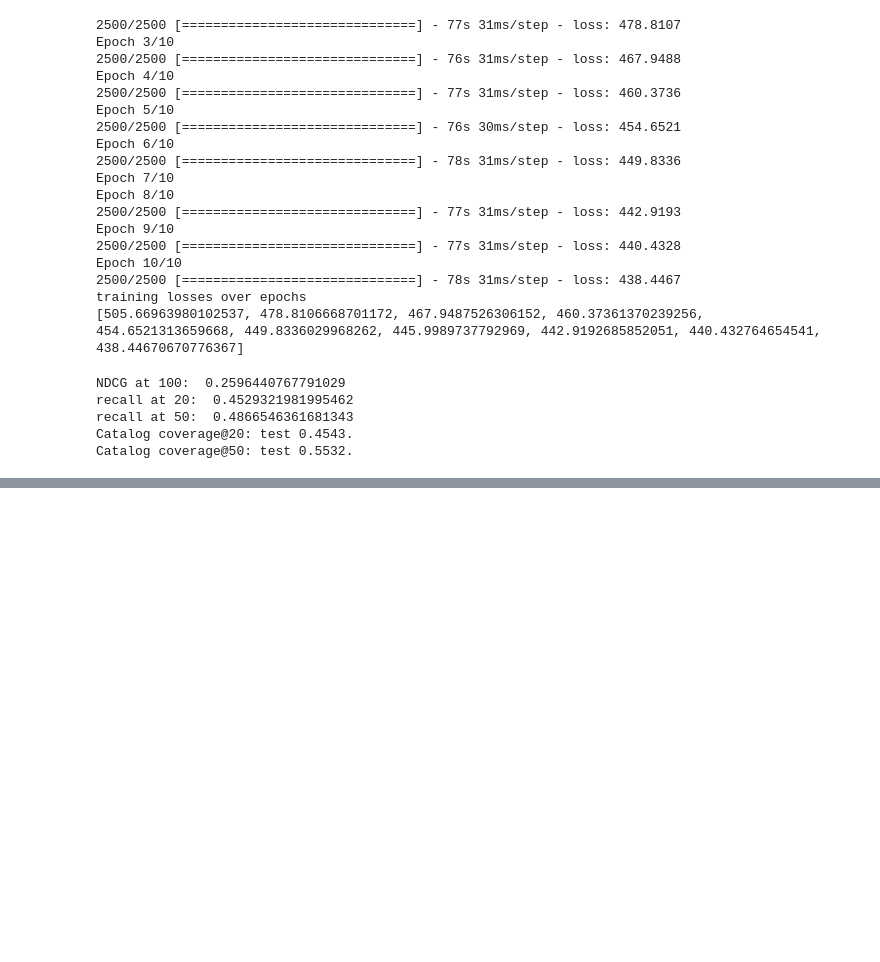
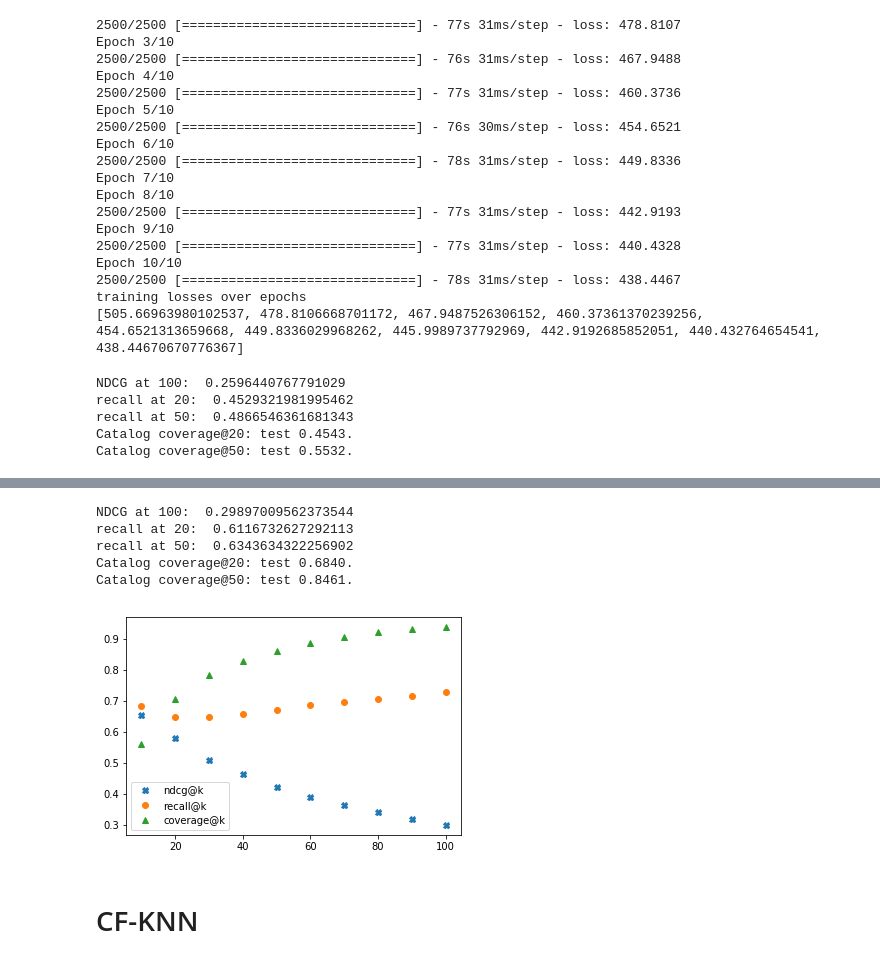
Before and after one commit to smashound/Movie-Recommendation-VAE, a Jupyter notebook: finalproject.ipynb, the cells around one changed output, grey strips where cells are left out. Cells and saved outputs as stored; diff of their text form; code cells hidden in the pictures; blank space fills up the shorter version.

```diff
--- a/finalproject.ipynb
+++ b/finalproject.ipynb
@@ -1087,0 +1045,18 @@ Catalog coverage@50: test 0.5532.
+# %%
+def nn_batch_generator(x, y, batch_size, samples_per_epoch):
+    number_of_batches = samples_per_epoch/batch_size
+    counter=0
+    shuffle_index = np.arange(np.shape(y)[0])
+    np.random.shuffle(shuffle_index)
+    x =  x[shuffle_index, :]
+    y =  y[shuffle_index, :]
+    while 1:
+        index_batch = shuffle_index[batch_size*counter:batch_size*(counter+1)]
+        x_batch = x[index_batch,:].todense()
+        y_batch = y[index_batch,:].todense()
+        counter += 1
+        yield (np.array(x_batch),np.array(y_batch))
+        if (counter >= number_of_batches):
+            counter=0
+
+vae.fit_generator(nn_batch_generator(train, train, batch_size, 300), samples_per_epoch=300 ,nb_epoch=nb_epochs)
@@ -1087,0 +1082,40 @@ Catalog coverage@50: test 0.5532.
+# %%
+x_test_reconstructed = vae.predict(test, batch_size=batch_size)  # float values per user
+# %%
+test_matrix = np.squeeze(np.asarray(test.todense()))
+top_rated_movies_idxs=[]
+for i in range(len(test_matrix)):
+    top_rated_movies_idxs.append([i for i, x in enumerate(test_matrix[i]) if x == 1.0])
+# %%
+print("NDCG at 100: ", ndcgatk(test_matrix, x_test_reconstructed, 100))
+print("recall at 20: ", recallatk(test_matrix, x_test_reconstructed, 20))
+print("recall at 50: ", recallatk(test_matrix, x_test_reconstructed, 50))
+print ('Catalog coverage@20: test %.4f.' % (cov(test_matrix, x_test_reconstructed, 20)))
+print ('Catalog coverage@50: test %.4f.' % (cov(test_matrix, x_test_reconstructed, 50)))
+# %% [output]
+NDCG at 100:  0.29897009562373544
+recall at 20:  0.6116732627292113
+recall at 50:  0.6343634322256902
+Catalog coverage@20: test 0.6840.
+Catalog coverage@50: test 0.8461.
+# %%
+krange = np.arange(10,110,10)
+ndcg_vae,recall_vae,cov_vae=[],[],[]
+
+for k in krange:
+    ndcg_vae.append(ndcgatk(test_matrix, x_test_reconstructed, k))
+    recall_vae.append(recallatk(test_matrix, x_test_reconstructed, k))
+    cov_vae.append(cov(test_matrix, x_test_reconstructed, k))
+# %%
+fig, ax = plt.subplots()
+line1, = ax.plot(krange,ndcg_vae,'X', label='ndcg@k')
+line2, = ax.plot(krange,recall_vae,'o', label='recall@k')
+line3, = ax.plot(krange,cov_vae,'^', label='coverage@k')
+
+ax.legend()
+
+plt.show()
+# %% [output]
+[figure, added]
+# %% [markdown]
+# CF-KNN
```
Also changed, not shown: parts of 47 cells of this notebook.
